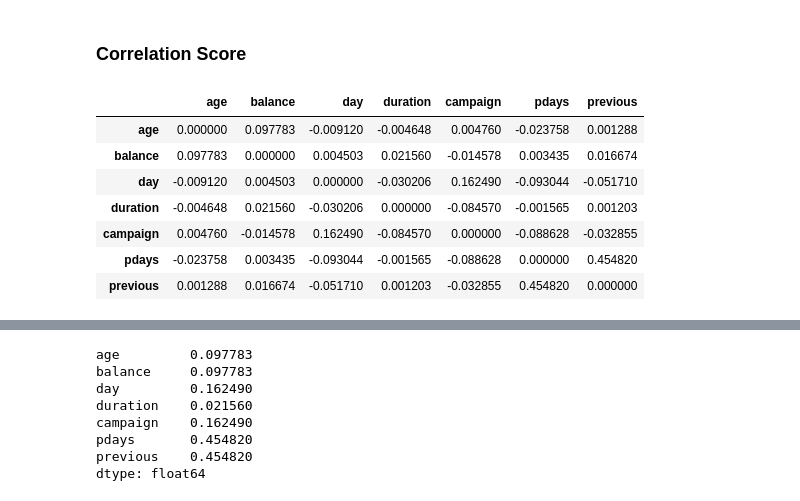
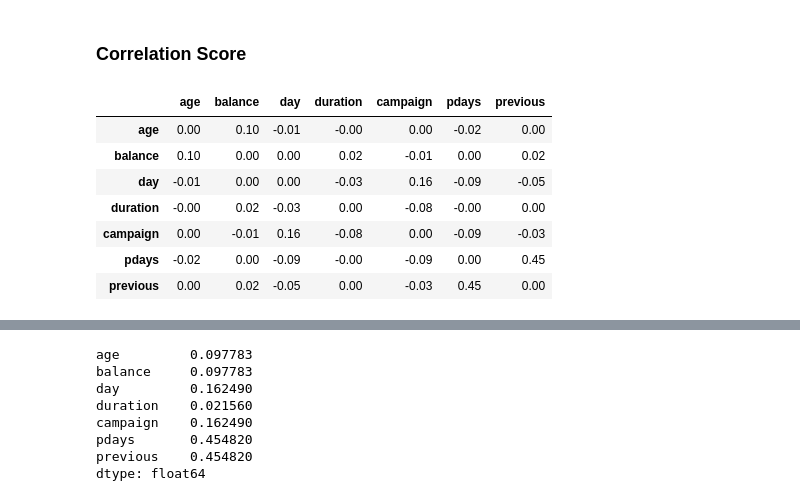
Before and after one commit to kabsmeiou/ml-zoomcamp, a Jupyter notebook: Jupyter Notebook/Lecture 3/Homework.ipynb, the cells around one changed output, grey strips where cells are left out. Cells and saved outputs as stored; diff of their text form; code cells hidden in the pictures.

```diff
--- a/Jupyter Notebook/Lecture 3/Homework.ipynb
+++ b/Jupyter Notebook/Lecture 3/Homework.ipynb
@@ -105,14 +110,14 @@ corr_matrix = df[numerical_variables].corr()
 # %%
 # fill diagonals with 0, by default it is 1.
 np.fill_diagonal(corr_matrix.values, 0)
-# %%
-corr_matrix
-# %% [output]
-|  | age | balance | day | duration | campaign | pdays | previous |
-| age | 0.000000 | 0.097783 | -0.009120 | -0.004648 | 0.004760 | -0.023758 | 0.001288 |
-| balance | 0.097783 | 0.000000 | 0.004503 | 0.021560 | -0.014578 | 0.003435 | 0.016674 |
-| day | -0.009120 | 0.004503 | 0.000000 | -0.030206 | 0.162490 | -0.093044 | -0.051710 |
-| duration | -0.004648 | 0.021560 | -0.030206 | 0.000000 | -0.084570 | -0.001565 | 0.001203 |
-| campaign | 0.004760 | -0.014578 | 0.162490 | -0.084570 | 0.000000 | -0.088628 | -0.032855 |
-| pdays | -0.023758 | 0.003435 | -0.093044 | -0.001565 | -0.088628 | 0.000000 | 0.454820 |
-| previous | 0.001288 | 0.016674 | -0.051710 | 0.001203 | -0.032855 | 0.454820 | 0.000000 |
+# %%
+corr_matrix.style.background_gradient(cmap='coolwarm').format(precision=2)
+# %% [output]
+|  | age | balance | day | duration | campaign | pdays | previous |
+| age | 0.00 | 0.10 | -0.01 | -0.00 | 0.00 | -0.02 | 0.00 |
+| balance | 0.10 | 0.00 | 0.00 | 0.02 | -0.01 | 0.00 | 0.02 |
+| day | -0.01 | 0.00 | 0.00 | -0.03 | 0.16 | -0.09 | -0.05 |
+| duration | -0.00 | 0.02 | -0.03 | 0.00 | -0.08 | -0.00 | 0.00 |
+| campaign | 0.00 | -0.01 | 0.16 | -0.08 | 0.00 | -0.09 | -0.03 |
+| pdays | -0.02 | 0.00 | -0.09 | -0.00 | -0.09 | 0.00 | 0.45 |
+| previous | 0.00 | 0.02 | -0.05 | 0.00 | -0.03 | 0.45 | 0.00 |
```
Also changed, not shown: parts of 13 cells of this notebook.
